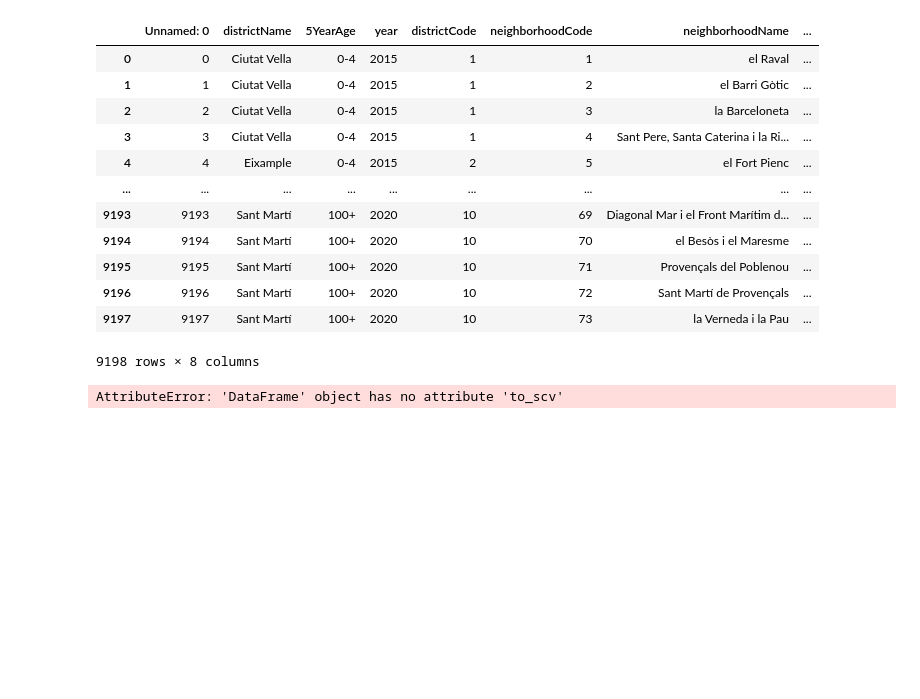
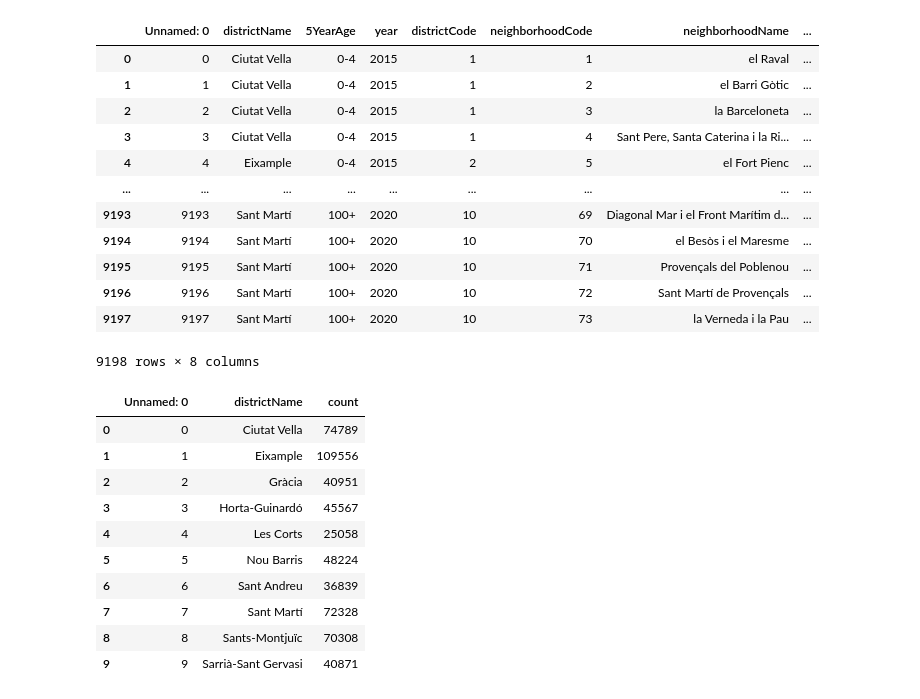
Before and after one commit to Leyla-A/data, a Jupyter notebook: Barcelona_immigration_emigration_datasets.ipynb, the cells around one changed output. Cells and saved outputs as stored; diff of their text form; code cells hidden in the pictures; blank space fills up the shorter version.

```diff
--- a/Barcelona_immigration_emigration_datasets.ipynb
+++ b/Barcelona_immigration_emigration_datasets.ipynb
@@ -904,6 +904,18 @@ imAge
 | 9197 | 9197 | Sant Martí | 100+ | 2020 | 10 | 73 | la Verneda i la Pau | ... |
 9198 rows × 8 columns
 # %%
-imAge.groupby(['districtName'])['count'].sum().to_frame().reset_index().to_scv('imDistrict_count.csv')
+imAge.groupby(['districtName'])['count'].sum().to_frame().reset_index().to_csv('imDistrict_count.csv', )
-# %% [output]
-AttributeError: 'DataFrame' object has no attribute 'to_scv'
+# %%
+pd.read_csv('imDistrict_count.csv')
+# %% [output]
+|  | Unnamed: 0 | districtName | count |
+| 0 | 0 | Ciutat Vella | 74789 |
+| 1 | 1 | Eixample | 109556 |
+| 2 | 2 | Gràcia | 40951 |
+| 3 | 3 | Horta-Guinardó | 45567 |
+| 4 | 4 | Les Corts | 25058 |
+| 5 | 5 | Nou Barris | 48224 |
+| 6 | 6 | Sant Andreu | 36839 |
+| 7 | 7 | Sant Martí | 72328 |
+| 8 | 8 | Sants-Montjuïc | 70308 |
+| 9 | 9 | Sarrià-Sant Gervasi | 40871 |
```
Also changed, not shown: 1 other file.
